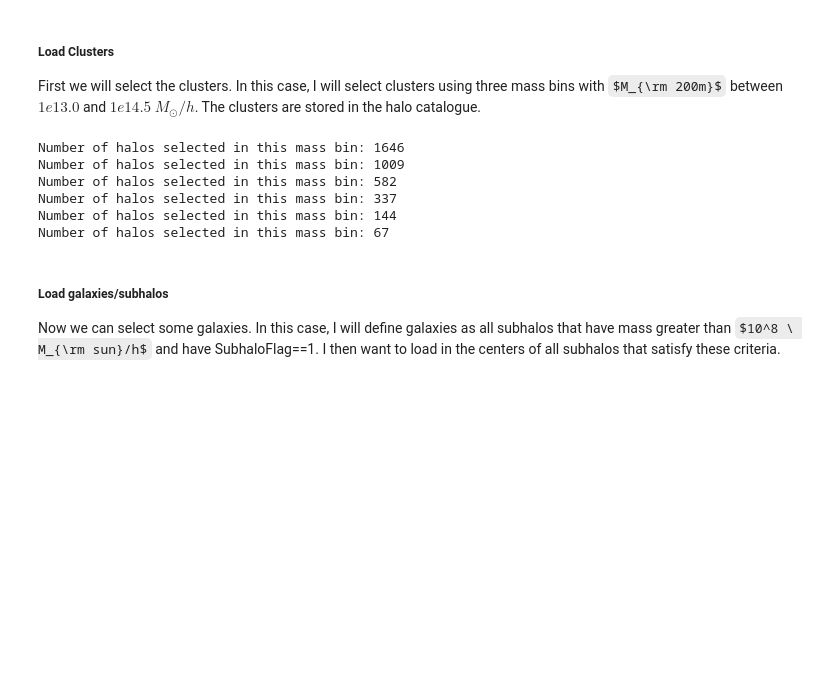
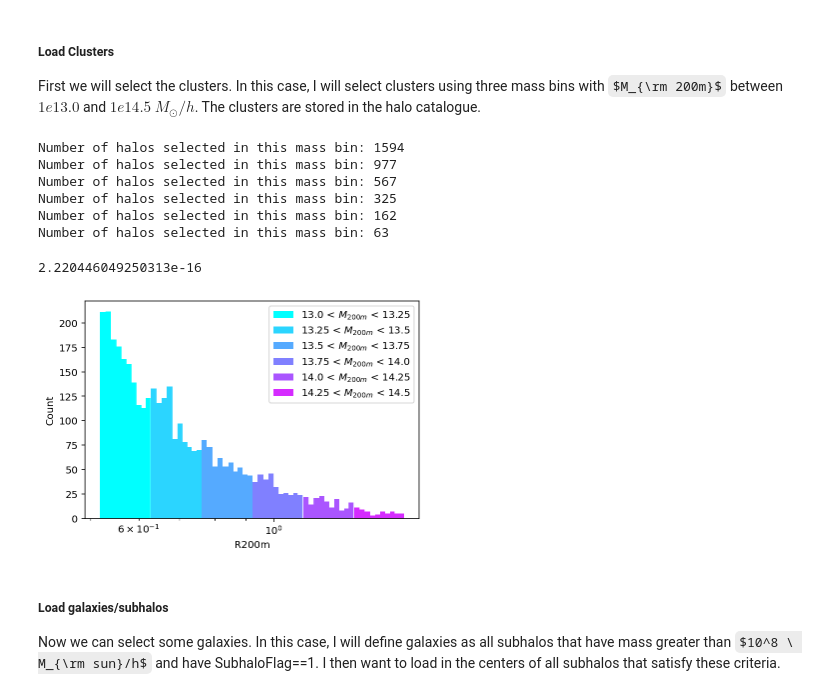
Before and after one commit to liunicholas6/miscentered-clusters, a Jupyter notebook: notebooks/tng_galaxy_profile-D22.ipynb, the cells around one changed output. Drawn from its saved outputs; the diff is of its cells as text; code cells hidden in the pictures; some formulas as TeX source; blank space fills up the shorter version.

```diff
--- a/notebooks/tng_galaxy_profile-D22.ipynb
+++ b/notebooks/tng_galaxy_profile-D22.ipynb
@@ -84,31 +84,38 @@ def get_groups(halo_cat, min_mass, max_mass, N_groups=None):
     return {"pos": halo_centers, "R200m": halo_R200m, "M200m": halo_M200m}
 
 
-bound_edges = [10**13, 10**13.25, 10**13.5, 10**13.75, 10**14, 10**14.25, 10**14.5]
-
-n_mbin = len(bound_edges) - 1
+lg_edges = np.linspace(13, 14.5, 7)
+n_mbin = len(lg_edges) - 1
 mbins = []
 
-def stringify(x):
-    return f"$10^{{{np.log10(x)}}}$"
-
-def make_label(l, r):
-    return stringify(l) + r" < $M_{200m}$ < " + stringify(r)
-
-for i, bounds in enumerate(pairwise(bound_edges)):
+for i, bounds in enumerate(pairwise(lg_edges)):
     l, r = bounds
     mbin = {}
-    mbin['clusters'] = get_groups(halo_cat, l, r)
-    mbin['bounds'] = make_label(l, r)
+    mbin['clusters'] = get_groups(halo_cat, 10**l, 10**r)
+    mbin['bounds'] = f"{l} < $M_{{200m}}$ < {r}"
     mbin['color'] = (i/n_mbin, (n_mbin - i)/n_mbin, 1)
     mbins.append(mbin)
 # %% [output]
-Number of halos selected in this mass bin: 1646
-Number of halos selected in this mass bin: 1009
-Number of halos selected in this mass bin: 582
-Number of halos selected in this mass bin: 337
-Number of halos selected in this mass bin: 144
-Number of halos selected in this mass bin: 67
+Number of halos selected in this mass bin: 1594
+Number of halos selected in this mass bin: 977
+Number of halos selected in this mass bin: 567
+Number of halos selected in this mass bin: 325
+Number of halos selected in this mass bin: 162
+Number of halos selected in this mass bin: 63
+# %%
+redshift
+# %% [output]
+2.220446049250313e-16
+# %%
+ax = plt.gca()
+ax.set_xlabel('R200m')
+ax.set_ylabel('Count')
+ax.set_xscale('log')
+for mbin in mbins:
+    ax.hist(mbin['clusters']['R200m'], color = mbin['color'], label = mbin['bounds'])
+    ax.legend()
+# %% [output]
+[figure, added]
 # %% [markdown]
 ##### **Load galaxies/subhalos**
 Now we can select some galaxies. In this case, I will define galaxies as all subhalos that have mass greater than $10^8 \ M_{\rm sun}/h$ and have SubhaloFlag==1. I then want to load in the centers of all subhalos that satisfy these criteria.
```
Also changed, not shown: parts of 31 cells of this notebook, 36 other files.
